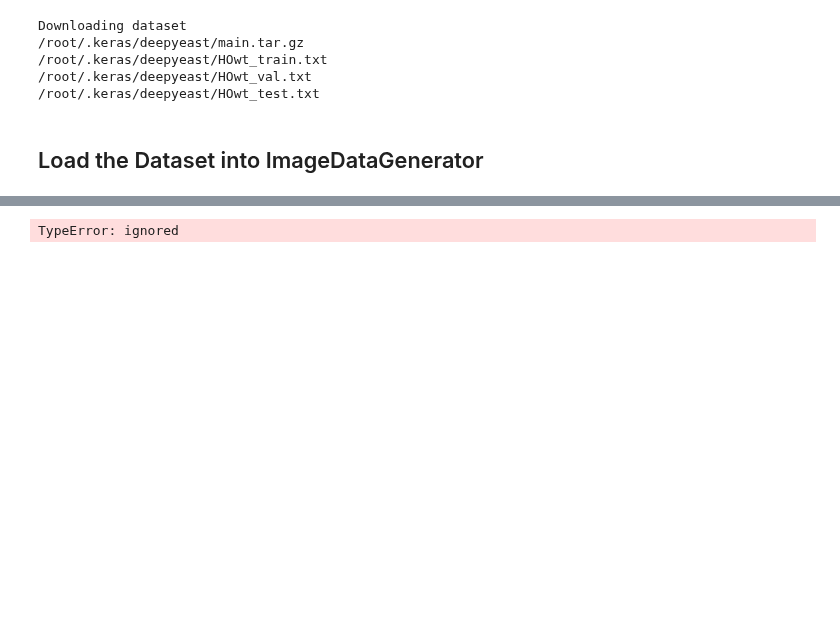
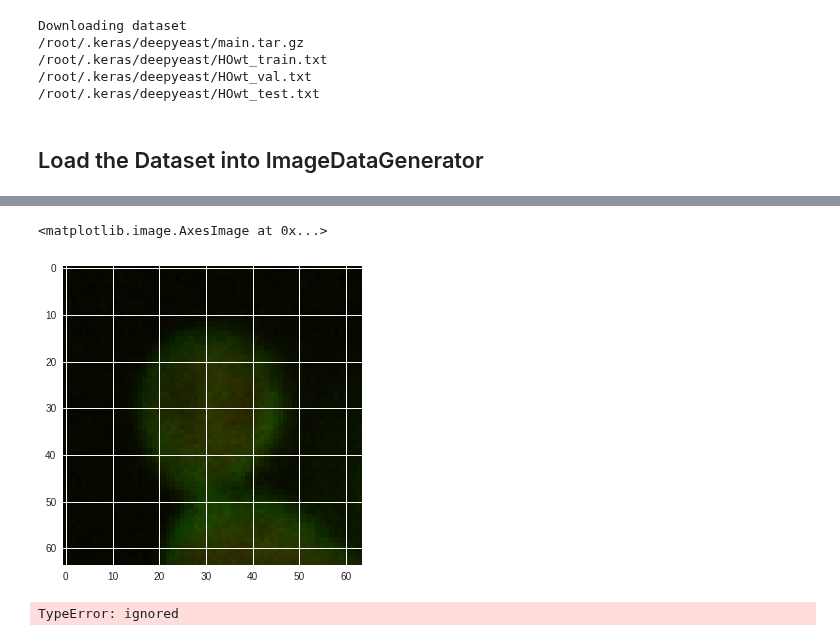
Before and after one commit to totti0223/deep_learning_for_biologists_with_keras, a Jupyter notebook: notebooks/deepyeast.ipynb, the cells around one changed output, grey strips where cells are left out. Saved outputs shown, nothing was run; the diff lists cells and outputs as text; code cells hidden in the pictures; blank space fills up the shorter version.

```diff
--- a/notebooks/deepyeast.ipynb
+++ b/notebooks/deepyeast.ipynb
@@ -94 +116,6 @@ train_df[:10]
+# %%
+plt.imshow(imread(train_df["filename"][10]))
+# %% [output]
+<matplotlib.image.AxesImage at 0x...>
+[figure, added]
 # %%
```
Also changed, not shown: parts of 3 cells of this notebook.
